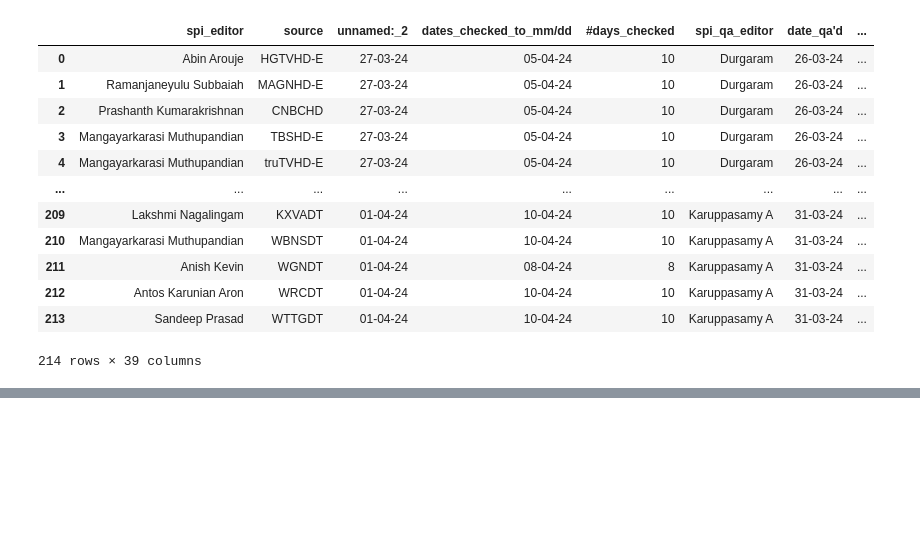
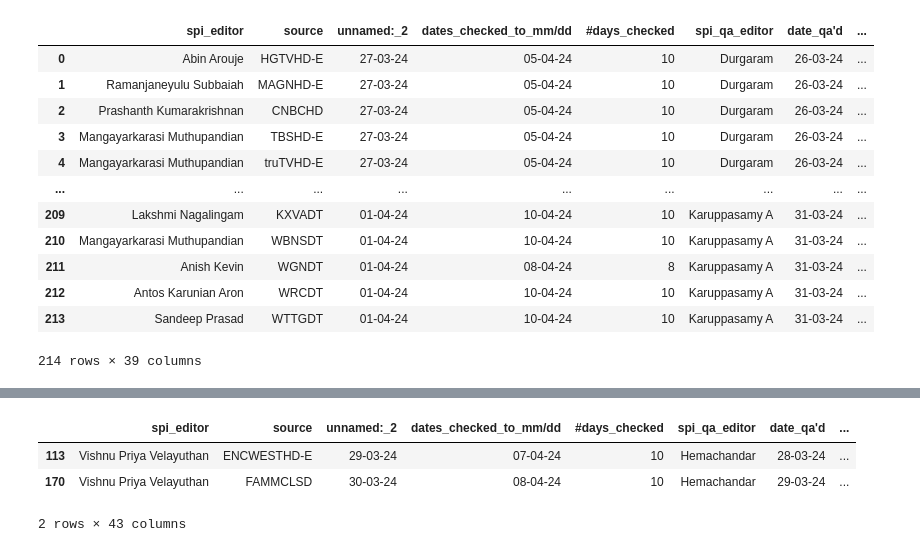
Before and after one commit to Aaryan1901/Data_Analytics, a Jupyter notebook: Excel_Analysis.ipynb, the cells around one changed output, grey strips where cells are left out. Saved outputs shown, nothing was run; the diff lists cells and outputs as text; code cells hidden in the pictures; blank space fills up the shorter version.

```diff
--- a/Excel_Analysis.ipynb
+++ b/Excel_Analysis.ipynb
@@ -348,0 +399,2 @@ quality_df
+# %%
+quality_df['%_shows_correct']=pd.to_numeric(quality_df['%_shows_correct'],errors='coerce')*100
@@ -348,0 +416,3 @@ quality_df
+# %%
+quality_df['%_rovi_episodes_correct']=pd.to_numeric(quality_df['%_rovi_episodes_correct'],errors='coerce')*100
+quality_df['%_correct']=pd.to_numeric(quality_df['%_correct'],errors='coerce')*100
@@ -348,0 +449,9 @@ quality_df
+# %%
+quality_df['new_%_shows_correct']=(quality_df['titles_correct']/quality_df['total_#_shows'])*100
+quality_df['new_%_rovi_episodes_correct']=(quality_df['rovi_episodes_correct']/quality_df['total_#_episodes'])*100
+quality_df['new_%_correct'] = np.where(
+
+    quality_df['new_%_rovi_episodes_correct'].isnull(),
+    quality_df['new_%_shows_correct'],
+    (quality_df['new_%_shows_correct'] * 0.60 + quality_df['new_%_rovi_episodes_correct'] * 0.40)
+)
@@ -348,0 +488,12 @@ quality_df
+# %%
+#error
+quality_df['check']=quality_df['new_%_correct'].round(2)==quality_df['%_correct'].round(2)
+error_df= quality_df[quality_df['check']==False]
+filtered_df= quality_df[quality_df['check']==True]
+# %%
+error_df
+# %% [output]
+|  | spi_editor | source | unnamed:_2 | dates_checked_to_mm/dd | #days_checked | spi_qa_editor | date_qa'd | ... |
+| 113 | Vishnu Priya Velayuthan | ENCWESTHD-E | 29-03-24 | 07-04-24 | 10 | Hemachandar | 28-03-24 | ... |
+| 170 | Vishnu Priya Velayuthan | FAMMCLSD | 30-03-24 | 08-04-24 | 10 | Hemachandar | 29-03-24 | ... |
+2 rows × 43 columns
```
Also changed, not shown: parts of 11 cells of this notebook.
